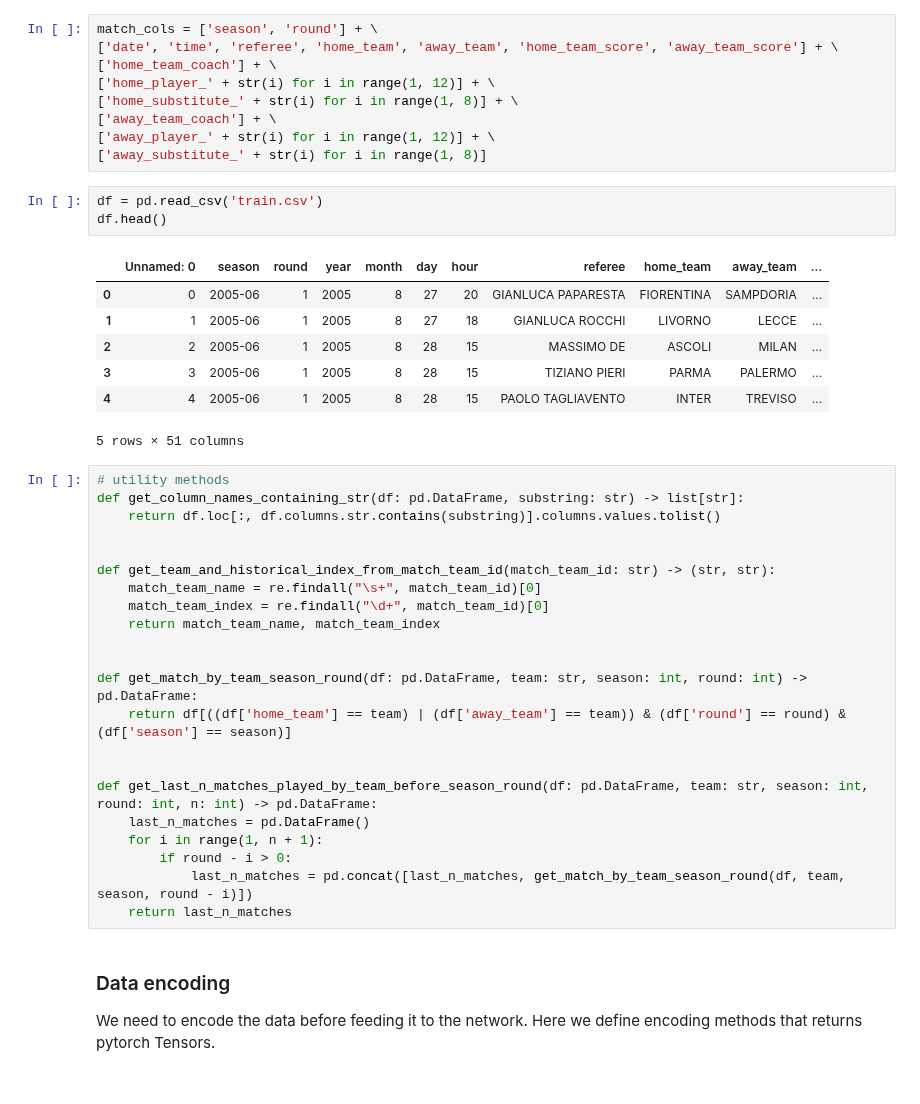
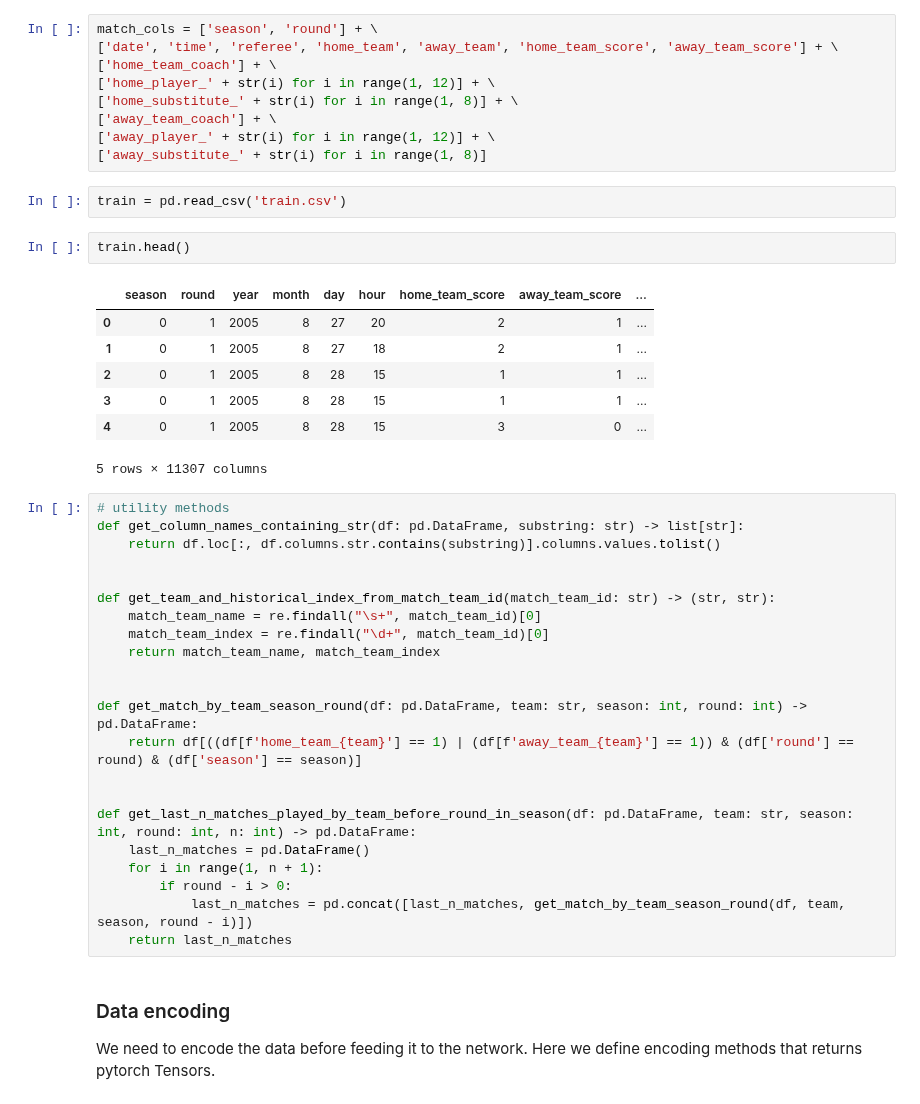
Before and after one commit to davnig/football-match-results-prediction, a Jupyter notebook: train.ipynb, the cells around one changed output. Saved outputs shown, nothing was run; the diff lists cells and outputs as text.

```diff
--- a/train.ipynb
+++ b/train.ipynb
@@ -20,16 +20,17 @@ match_cols = ['season', 'round'] + \
 ['away_player_' + str(i) for i in range(1, 12)] + \
 ['away_substitute_' + str(i) for i in range(1, 8)]
 # %%
-df = pd.read_csv('train.csv')
-df.head()
+train = pd.read_csv('train.csv')
-# %% [output]
-|  | Unnamed: 0 | season | round | year | month | day | hour | referee | home_team | away_team | ... |
-| 0 | 0 | 2005-06 | 1 | 2005 | 8 | 27 | 20 | GIANLUCA PAPARESTA | FIORENTINA | SAMPDORIA | ... |
-| 1 | 1 | 2005-06 | 1 | 2005 | 8 | 27 | 18 | GIANLUCA ROCCHI | LIVORNO | LECCE | ... |
-| 2 | 2 | 2005-06 | 1 | 2005 | 8 | 28 | 15 | MASSIMO DE | ASCOLI | MILAN | ... |
-| 3 | 3 | 2005-06 | 1 | 2005 | 8 | 28 | 15 | TIZIANO PIERI | PARMA | PALERMO | ... |
-| 4 | 4 | 2005-06 | 1 | 2005 | 8 | 28 | 15 | PAOLO TAGLIAVENTO | INTER | TREVISO | ... |
-5 rows × 51 columns
+# %%
+train.head()
+# %% [output]
+|  | season | round | year | month | day | hour | home_team_score | away_team_score | ... |
+| 0 | 0 | 1 | 2005 | 8 | 27 | 20 | 2 | 1 | ... |
+| 1 | 0 | 1 | 2005 | 8 | 27 | 18 | 2 | 1 | ... |
+| 2 | 0 | 1 | 2005 | 8 | 28 | 15 | 1 | 1 | ... |
+| 3 | 0 | 1 | 2005 | 8 | 28 | 15 | 1 | 1 | ... |
+| 4 | 0 | 1 | 2005 | 8 | 28 | 15 | 3 | 0 | ... |
+5 rows × 11307 columns
 # %%
 # utility methods
 def get_column_names_containing_str(df: pd.DataFrame, substring: str) -> list[str]:
@@ -43,10 +44,10 @@ def get_team_and_historical_index_from_match_team_id(match_team_id: str) -> (str
 
 
 def get_match_by_team_season_round(df: pd.DataFrame, team: str, season: int, round: int) -> pd.DataFrame:
-    return df[((df['home_team'] == team) | (df['away_team'] == team)) & (df['round'] == round) & (df['season'] == season)]
+    return df[((df[f'home_team_{team}'] == 1) | (df[f'away_team_{team}'] == 1)) & (df['round'] == round) & (df['season'] == season)]
 
 
-def get_last_n_matches_played_by_team_before_season_round(df: pd.DataFrame, team: str, season: int, round: int, n: int) -> pd.DataFrame:
+def get_last_n_matches_played_by_team_before_round_in_season(df: pd.DataFrame, team: str, season: int, round: int, n: int) -> pd.DataFrame:
     last_n_matches = pd.DataFrame()
     for i in range(1, n + 1):
         if round - i > 0:
```
Also changed, not shown: parts of 34 cells of this notebook, 2 other files.
